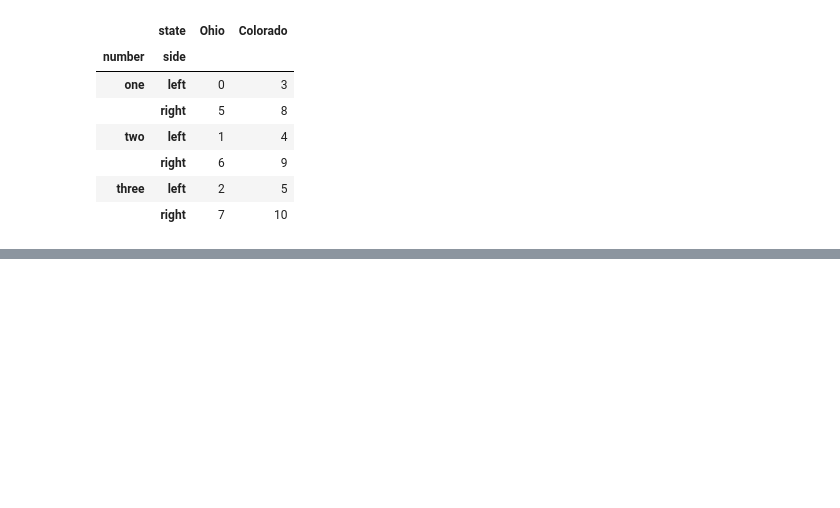
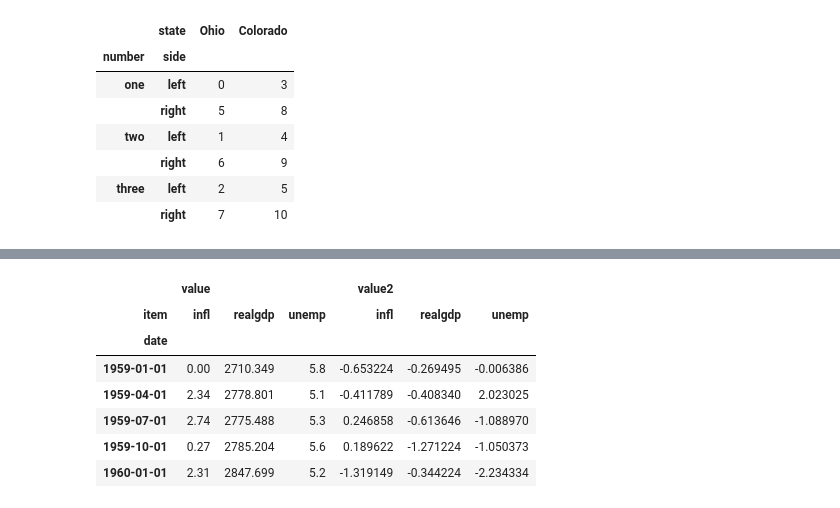
Before and after one commit to f-ckyou/pandas, a Jupyter notebook: pd-8/3_reshaping_and_pivoting.ipynb, the cells around one changed output, grey strips where cells are left out. Cells and saved outputs as stored; diff of their text form; code cells hidden in the pictures; blank space fills up the shorter version.

Commit message:
kuch samajh nhi aaya long to wide

```diff
--- a/pd-8/3_reshaping_and_pivoting.ipynb
+++ b/pd-8/3_reshaping_and_pivoting.ipynb
@@ -143,0 +186,6 @@ df.unstack(level="state").stack(level="side", future_stack=True)
+# %%
+# to_timestamp() is a method that converts a PeriodIndex to a DatetimeIndex
+data.index = periods.to_timestamp("D")  # D -> daily frequency
+    # it tells pandas that when converting from periods to timestamps, you want the result in terms of days
+    # how="end" - converts to end of the period
+data
@@ -143,0 +207,5 @@ df.unstack(level="state").stack(level="side", future_stack=True)
+# %%
+# now select a subset of columns and give the columns index the name "item"
+data = data.reindex(columns=["realgdp", "infl", "unemp"])
+data.columns.name = "item"
+data.head()
@@ -143,0 +220,7 @@ df.unstack(level="state").stack(level="side", future_stack=True)
+# %%
+# reshape with stack, turn the new index levels into columns with reset_index, and finally give the column containing the data values the name "value"
+long_data = (data.stack().reset_index().rename(columns={0: "value"}))
+long_data[:10]
+
+# this is so called long format for multiple time series, each row in the tables represents a single observation
+#sometimes, it's annoying to work with long format when we want to compare multiple items side by side for the same date
@@ -143,0 +268,4 @@ df.unstack(level="state").stack(level="side", future_stack=True)
+# %%
+# suppose you had two value columns that we want to reshape simultaneously
+long_data["value2"] = np.random.standard_normal(len(long_data))
+long_data[:10]
@@ -143,0 +284,13 @@ df.unstack(level="state").stack(level="side", future_stack=True)
+# %%
+# by ommiting the last argument, you obtain a DataFrame with hierarchical columns
+pivoted = long_data.pivot(index="date", columns="item")
+pivoted.head()
+# %% [output]
+|  | value |  |  | value2 |  |  |
+| item | infl | realgdp | unemp | infl | realgdp | unemp |
+| date |  |  |  |  |  |  |
+| 1959-01-01 | 0.00 | 2710.349 | 5.8 | -0.653224 | -0.269495 | -0.006386 |
+| 1959-04-01 | 2.34 | 2778.801 | 5.1 | -0.411789 | -0.408340 | 2.023025 |
+| 1959-07-01 | 2.74 | 2775.488 | 5.3 | 0.246858 | -0.613646 | -1.088970 |
+| 1959-10-01 | 0.27 | 2785.204 | 5.6 | 0.189622 | -1.271224 | -1.050373 |
+| 1960-01-01 | 2.31 | 2847.699 | 5.2 | -1.319149 | -0.344224 | -2.234334 |
```
Also changed, not shown: parts of 14 cells of this notebook, 1 other file.
